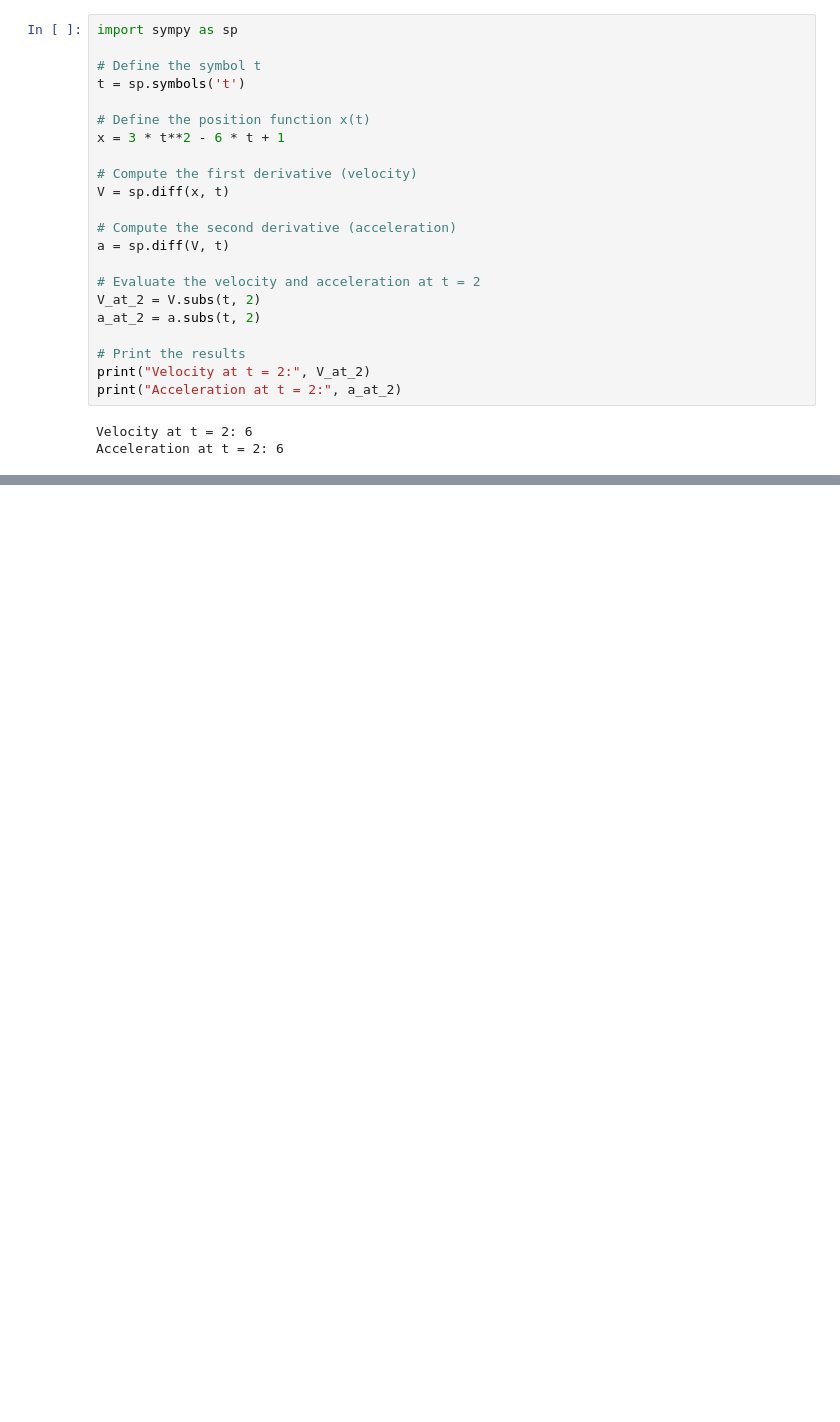
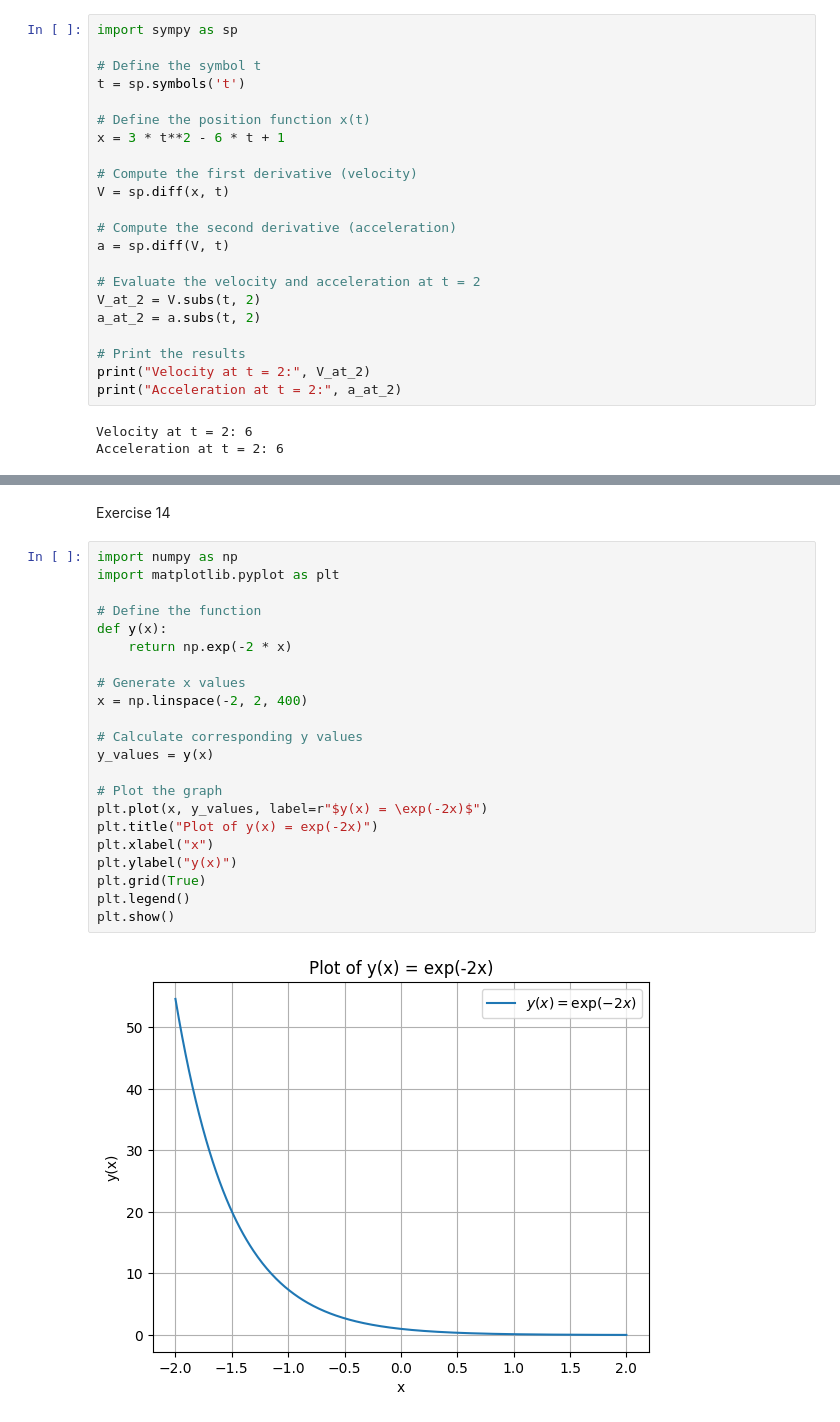
Before and after one commit to Kaan79/Math-2024-25-Winter, a Jupyter notebook: Notebooks_EN/03_Calculus/Derivatives.ipynb, the cells around one changed output, grey strips where cells are left out. Saved outputs shown, nothing was run; the diff lists cells and outputs as text; blank space fills up the shorter version.

```diff
--- a/Notebooks_EN/03_Calculus/Derivatives.ipynb
+++ b/Notebooks_EN/03_Calculus/Derivatives.ipynb
@@ -436,0 +638,26 @@ Acceleration at t = 2: 6
+# %% [markdown]
+Exercise 14
+# %%
+import numpy as np
+import matplotlib.pyplot as plt
+
+# Define the function
+def y(x):
+    return np.exp(-2 * x)
+
+# Generate x values
+x = np.linspace(-2, 2, 400)
+
+# Calculate corresponding y values
+y_values = y(x)
+
+# Plot the graph
+plt.plot(x, y_values, label=r"$y(x) = \exp(-2x)$")
+plt.title("Plot of y(x) = exp(-2x)")
+plt.xlabel("x")
+plt.ylabel("y(x)")
+plt.grid(True)
+plt.legend()
+plt.show()
+# %% [output]
+[figure, added]
```
Also changed, not shown: parts of 32 cells of this notebook.
